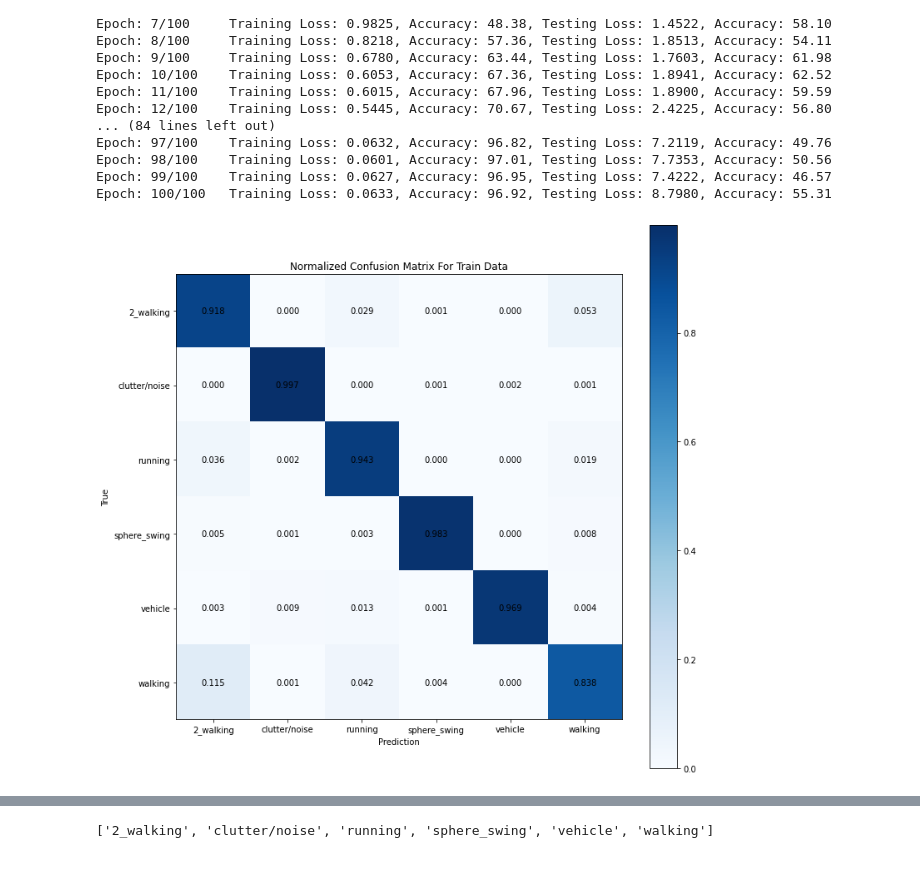
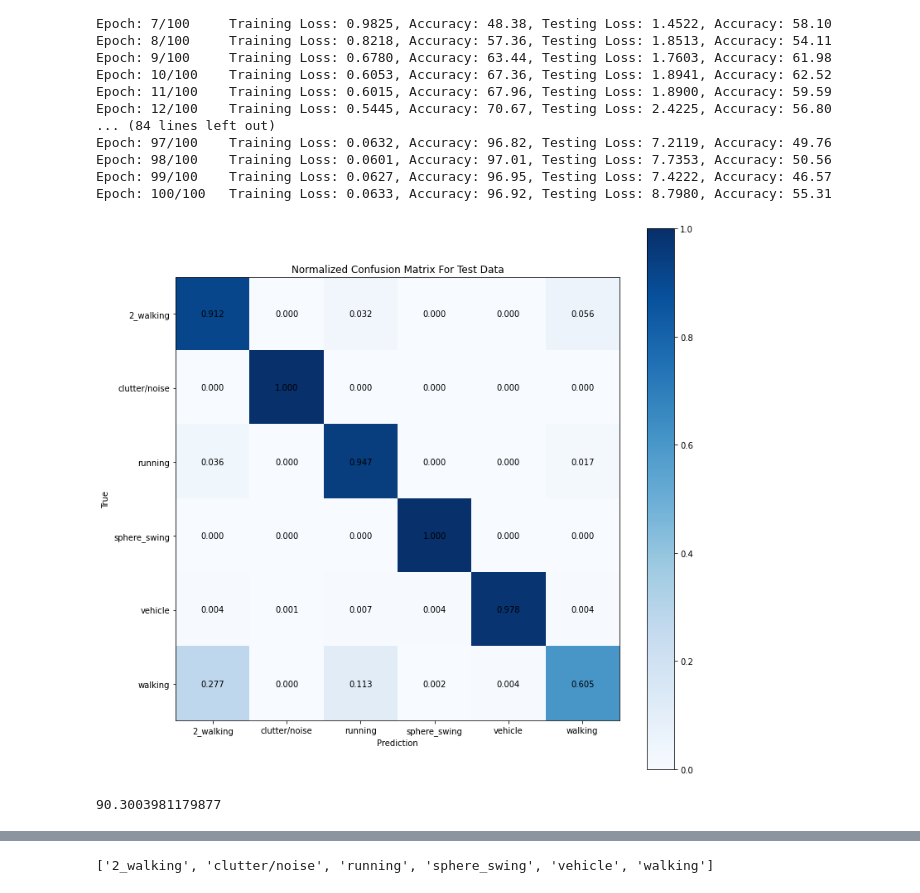
Before and after one commit to nemashy/Masters-Nyasha, a Jupyter notebook: Training/CNN Training.ipynb, the cells around one changed output, grey strips where cells are left out. Saved outputs shown, nothing was run; the diff lists cells and outputs as text; code cells hidden in the pictures.

```diff
--- a/Training/CNN Training.ipynb
+++ b/Training/CNN Training.ipynb
@@ -192,10 +228,13 @@ transform = transforms.Compose(
 # Create the datasets
 train_dataset = HAVSDataset(x_train, y_train, transform=transform)
 val_dataset = HAVSDataset(x_val, y_val, transform=transform)
+test_dataset = HAVSDataset(x_test, y_test, transform=transform)
 # %%
 # Evaluate model performance on test data
 #from training_functions import *
-_,_,errors,  y_pred_errors, y_true_errors = evaluate_model(train_loader, device, model_on_device, criterion, train_dataset, 'Train')
+_, accuracy,errors,  y_pred_errors, y_true_errors = evaluate_model(test_loader, device, model_on_device, criterion, test_dataset, 'Test')
+accuracy
 # %% [output]
-[figure, old version]
+[figure, new version]
+90.3003981179877
 # %%
```
Also changed, not shown: parts of 13 cells of this notebook, 7 other files.
